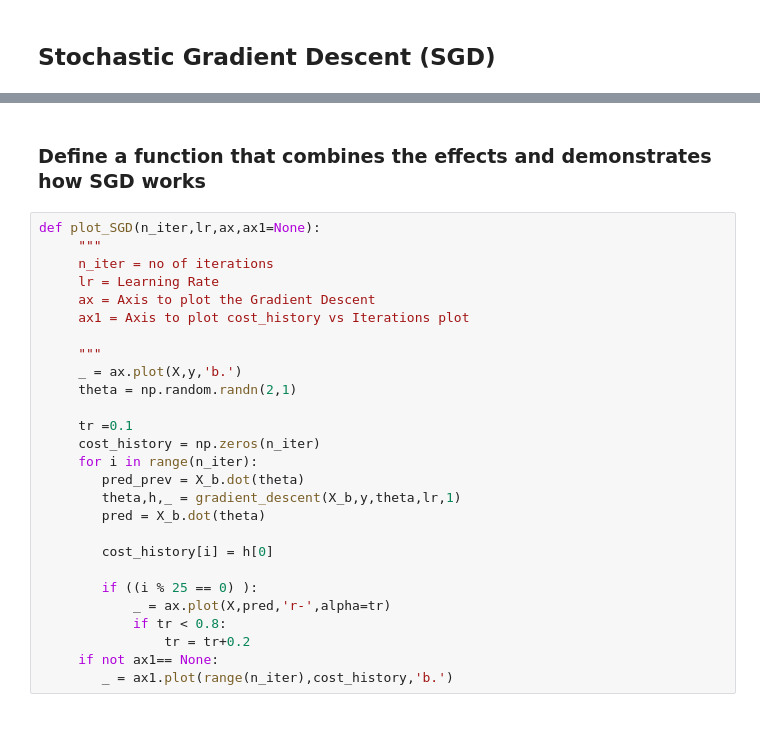
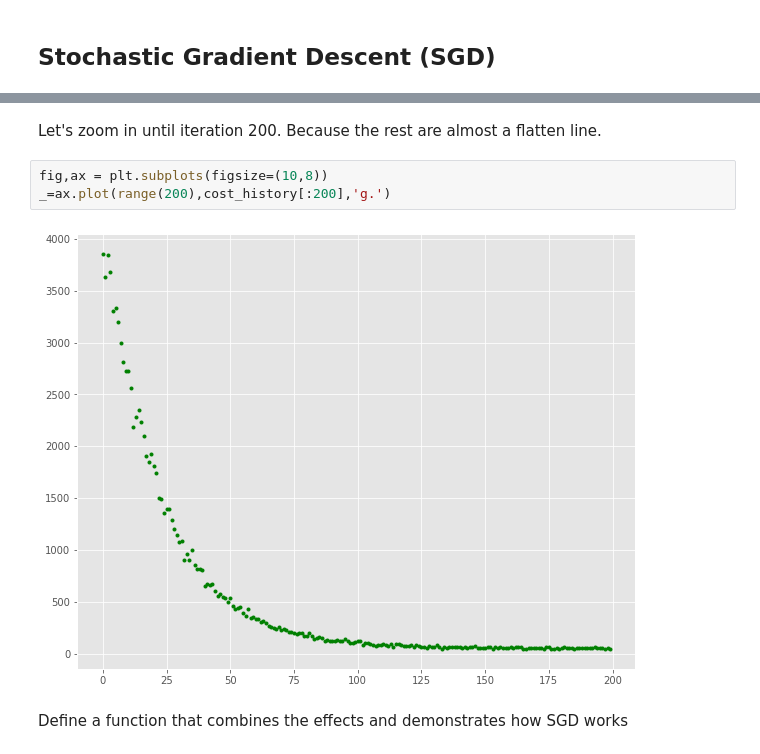
Before and after one commit to twyunting/DATA-642_Advanced_Machine_Learning, a Jupyter notebook: Quizes/01/Yunting_quiz01.ipynb, the cells around one changed output, grey strips where cells are left out. Cells and saved outputs as stored; diff of their text form; blank space fills up the shorter version.

```diff
--- a/Quizes/01/Yunting_quiz01.ipynb
+++ b/Quizes/01/Yunting_quiz01.ipynb
@@ -174,29 +234,9 @@ def stocashtic_gradient_descent(X,y,theta,learning_rate=0.01,iterations=10):
+# %% [markdown]
+Let's zoom in until iteration 200. Because the rest are almost a flatten line.
+# %%
+fig,ax = plt.subplots(figsize=(10,8))
+_=ax.plot(range(200),cost_history[:200],'g.')
+# %% [output]
+[figure, added]
 # %% [markdown]
-### Define a function that combines the effects and demonstrates how SGD works
+Define a function that combines the effects and demonstrates how SGD works
-# %%
-def plot_SGD(n_iter,lr,ax,ax1=None):
-     """
-     n_iter = no of iterations
-     lr = Learning Rate
-     ax = Axis to plot the Gradient Descent
-     ax1 = Axis to plot cost_history vs Iterations plot
-
-     """
-     _ = ax.plot(X,y,'b.')
-     theta = np.random.randn(2,1)
-
-     tr =0.1
-     cost_history = np.zeros(n_iter)
-     for i in range(n_iter):
-        pred_prev = X_b.dot(theta)
-        theta,h,_ = gradient_descent(X_b,y,theta,lr,1)
-        pred = X_b.dot(theta)
-
-        cost_history[i] = h[0]
-
-        if ((i % 25 == 0) ):
-            _ = ax.plot(X,pred,'r-',alpha=tr)
-            if tr < 0.8:
-                tr = tr+0.2
-     if not ax1== None:
-        _ = ax1.plot(range(n_iter),cost_history,'b.')
```
Also changed, not shown: parts of 19 cells of this notebook, 2 other files.
